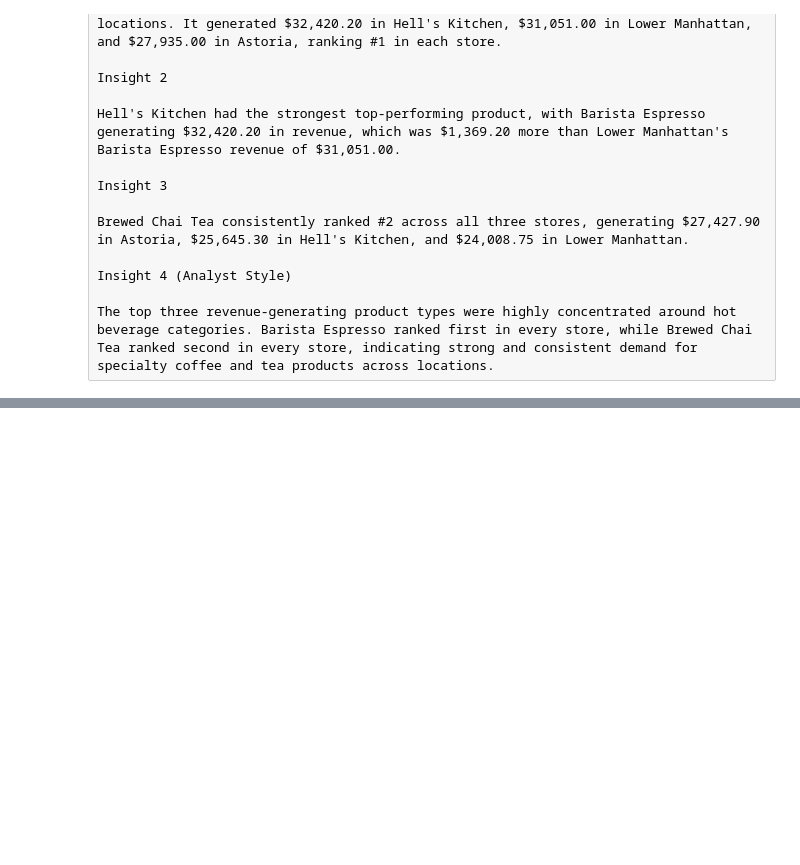
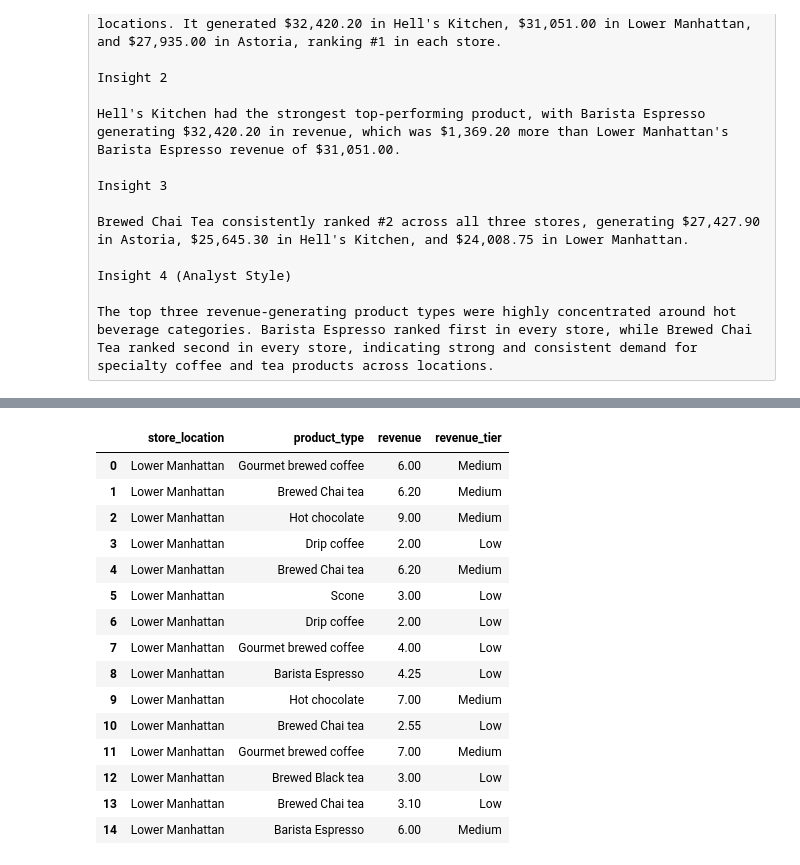
Before and after one commit to fairozkhanofficial/SQL-practice, a Jupyter notebook: SQL_Practice.ipynb, the cells around one changed output, grey strips where cells are left out. Cells and saved outputs as stored; diff of their text form; code cells hidden in the pictures; blank space fills up the shorter version.

Commit message:
Add CTEs and CASE WHEN practice

```diff
--- a/SQL_Practice.ipynb
+++ b/SQL_Practice.ipynb
@@ -120,0 +217,35 @@ The top three revenue-generating product types were highly concentrated around h
+# %%
+# 1. Add a revenue_tier column to each transaction:
+#    - revenue >= 10 → 'High'
+#    - revenue >= 5  → 'Medium'
+#    - else          → 'Low'
+#    Show 15 rows with store_location, product_type, revenue, revenue_tier
+
+run("""
+SELECT
+store_location, product_type, revenue,
+CASE
+    WHEN revenue >=10 THEN 'High'
+    WHEN revenue >= 5 THEN 'Medium'
+    ELSE 'Low'
+END AS revenue_tier
+
+FROM coffee LIMIT 15
+""")
+# %% [output]
+|  | store_location | product_type | revenue | revenue_tier |
+| 0 | Lower Manhattan | Gourmet brewed coffee | 6.00 | Medium |
+| 1 | Lower Manhattan | Brewed Chai tea | 6.20 | Medium |
+| 2 | Lower Manhattan | Hot chocolate | 9.00 | Medium |
+| 3 | Lower Manhattan | Drip coffee | 2.00 | Low |
+| 4 | Lower Manhattan | Brewed Chai tea | 6.20 | Medium |
+| 5 | Lower Manhattan | Scone | 3.00 | Low |
+| 6 | Lower Manhattan | Drip coffee | 2.00 | Low |
+| 7 | Lower Manhattan | Gourmet brewed coffee | 4.00 | Low |
+| 8 | Lower Manhattan | Barista Espresso | 4.25 | Low |
+| 9 | Lower Manhattan | Hot chocolate | 7.00 | Medium |
+| 10 | Lower Manhattan | Brewed Chai tea | 2.55 | Low |
+| 11 | Lower Manhattan | Gourmet brewed coffee | 7.00 | Medium |
+| 12 | Lower Manhattan | Brewed Black tea | 3.00 | Low |
+| 13 | Lower Manhattan | Brewed Chai tea | 3.10 | Low |
+| 14 | Lower Manhattan | Barista Espresso | 6.00 | Medium |
```
Also changed, not shown: parts of 5 cells of this notebook.
